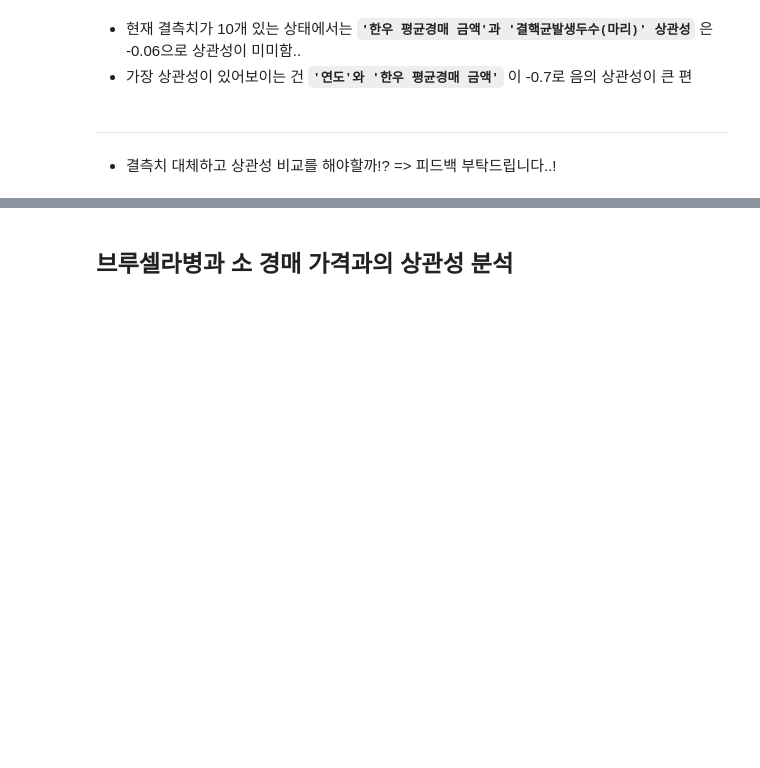
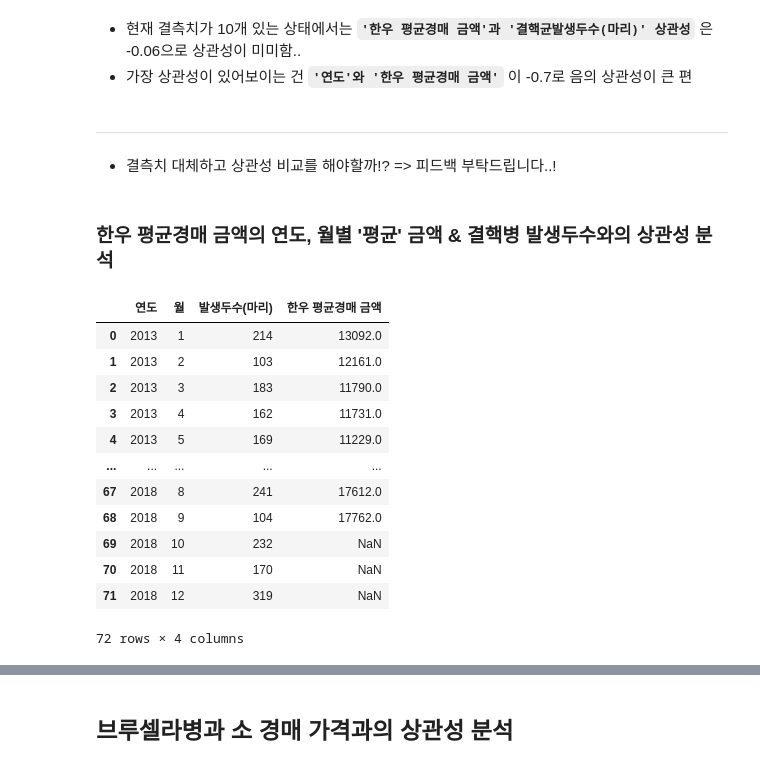
Before and after one commit to DSC-SCH/livestock-solution-project, a Jupyter notebook: eda/cow_disease_EDA.ipynb, the cells around one changed output, grey strips where cells are left out. Drawn from its saved outputs; the diff is of its cells as text; code cells hidden in the pictures; blank space fills up the shorter version.

Commit message:
한우 경매가격의 '평균' 집계와 질병간의 상관성 재분석
- 이전에 한우 평균경매가격을 월별로 합계(sum)한 것과 질병간의 상관성
분석함
- 이번엔 다르게 한우 평균경매가격을 월별로 평균(mean)한 것과 질병간의
상관성 재분석
- 질병 발생이 높을수록 한우 가격이 낮아지는 새로운 상관성 발견

```diff
--- a/eda/cow_disease_EDA.ipynb
+++ b/eda/cow_disease_EDA.ipynb
@@ -783,3 +779,8 @@ df_cow_price
 | 60 | 2018 | 8 | 88062 |
 | 61 | 2018 | 9 | 88811 |
 62 rows × 3 columns
+# %%
+# 한우 평균경매 금액 월별 '평균(mean)값으로 만들기'
+df_cow_price_mean = pd.DataFrame(ko_cow_price.groupby(['연도','월'])['한우 평균경매 금액'].mean())
+df_cow_price_mean = df_cow_price_mean.reset_index().round()
+df_cow_price_mean
@@ -835,3 +852,23 @@ corr.style.background_gradient()
 # %% [markdown]
 ---
 - 결측치 대체하고 상관성 비교를 해야할까!? => 피드백 부탁드립니다..!
+# %% [markdown]
+### 한우 평균경매 금액의 연도, 월별 '평균' 금액 & 결핵병 발생두수와의 상관성 분석
+# %%
+# 결핵균 발생마리수 데이터프레임과 소 한우 평균경매금액의 월별 '평균' 금액과 merge
+df_price_tuber_mean = pd.merge(df_tuber_sum, df_cow_price_mean, how="outer", on=['연도','월'])
+df_price_tuber_mean
+# %% [output]
+|  | 연도 | 월 | 발생두수(마리) | 한우 평균경매 금액 |
+| 0 | 2013 | 1 | 214 | 13092.0 |
+| 1 | 2013 | 2 | 103 | 12161.0 |
+| 2 | 2013 | 3 | 183 | 11790.0 |
+| 3 | 2013 | 4 | 162 | 11731.0 |
+| 4 | 2013 | 5 | 169 | 11229.0 |
+| ... | ... | ... | ... | ... |
+| 67 | 2018 | 8 | 241 | 17612.0 |
+| 68 | 2018 | 9 | 104 | 17762.0 |
+| 69 | 2018 | 10 | 232 | NaN |
+| 70 | 2018 | 11 | 170 | NaN |
+| 71 | 2018 | 12 | 319 | NaN |
+72 rows × 4 columns
```
Also changed, not shown: parts of 11 cells of this notebook.
